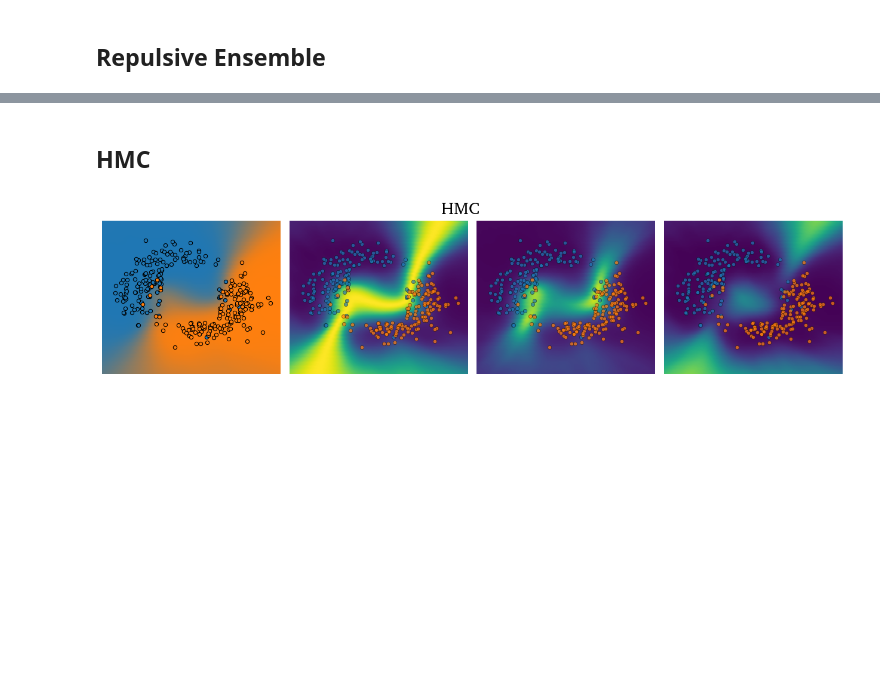
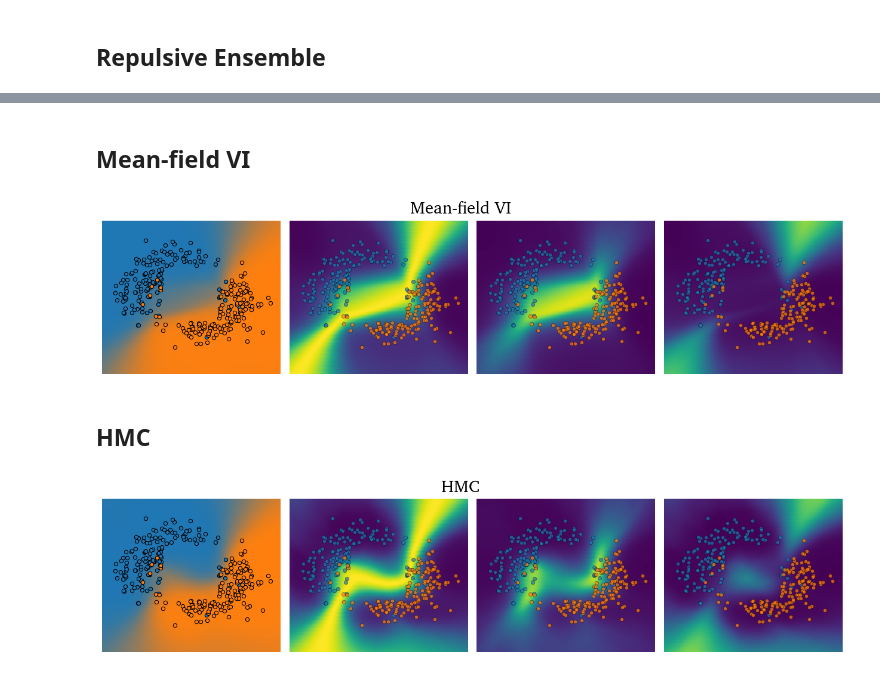
Before and after one commit to ramonpeter/UQveraiphy, a Jupyter notebook: classification/jax_classify.ipynb, the cells around one changed output, grey strips where cells are left out. Saved outputs shown, nothing was run; the diff lists cells and outputs as text; code cells hidden in the pictures; blank space fills up the shorter version.

```diff
--- a/classification/jax_classify.ipynb
+++ b/classification/jax_classify.ipynb
@@ -292,2 +101,24 @@ plt.savefig("figures/class_det_rep_ens.pdf", dpi=300, bbox_inches="tight")
+# %% [markdown]
+## Mean-field VI
+# %%
+key, subkey = jr.split(key)
+vi_model = train_mfvi(data, 2 * cfg.n_steps, subkey, cfg)
+
+vi_keys = jr.split(key, 500)
+logits = jax.vmap(
+    lambda x: jax.vmap(lambda k: vi_model(x, key=k))(vi_keys),
+)(norm_grid)
+
+plot_res_sample(
+    data,
+    grid=grid,
+    x_lim=cfg.x_lim,
+    y_lim=cfg.y_lim,
+    logits=logits,
+    title="Mean-field VI",
+)
+plt.savefig("figures/class_vi.pdf", dpi=300, bbox_inches="tight")
+# %% [output]
+[figure, added]
 # %% [markdown]
 ## HMC
```
Also changed, not shown: parts of 30 cells of this notebook, 8 other files.
